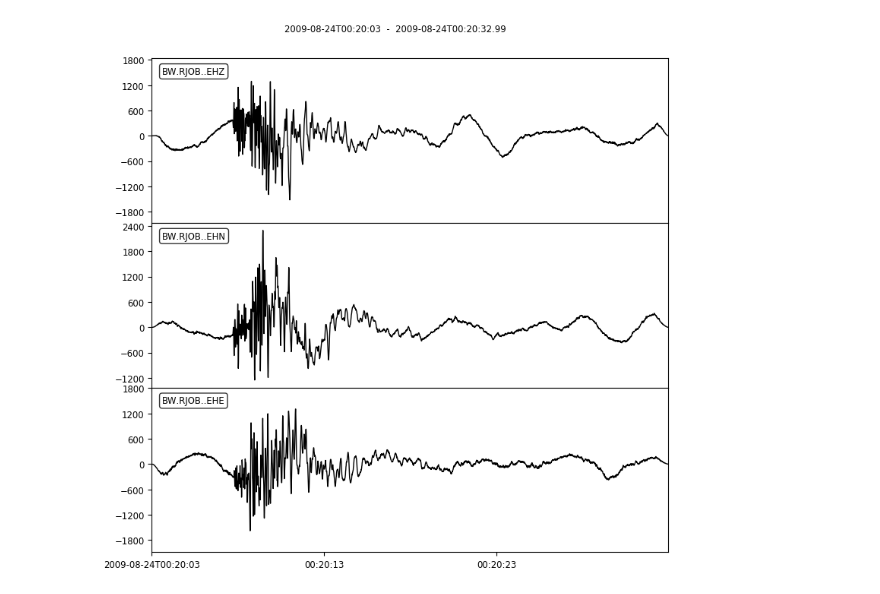
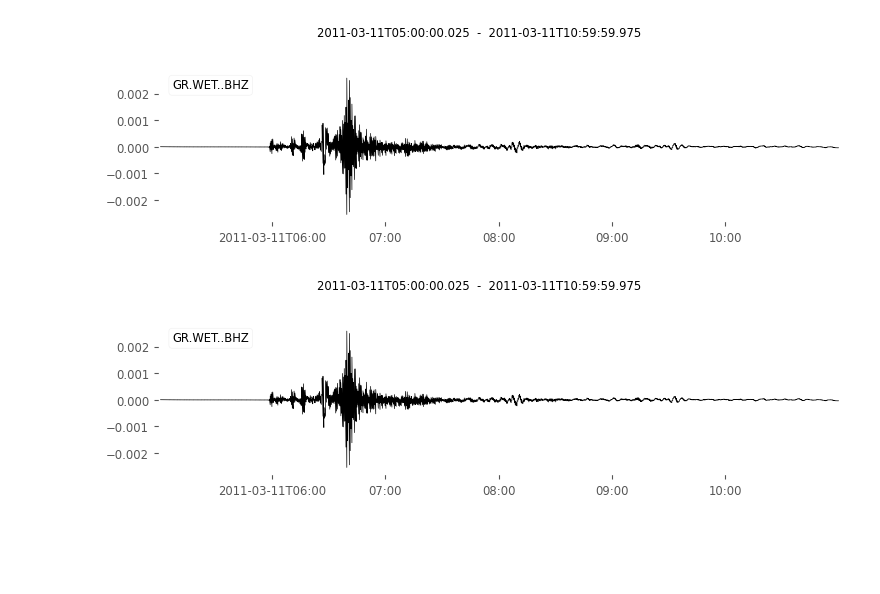
Before and after one commit to jandyr/ProSeisSN, a Jupyter notebook: example.ipynb, the cells around one changed output. Saved outputs shown, nothing was run; the diff lists cells and outputs as text; code cells hidden in the pictures; blank space fills up the shorter version.

```diff
--- a/example.ipynb
+++ b/example.ipynb
@@ -3,4 +1,23 @@ from obspy import read
-# %%
-read().plot();
-# %% [output]
-[figure, removed]
+# %%
+# Cell 0 - Preparation: load packages, set some basic options
+%matplotlib inline
+from obspy import *
+from obspy.clients.fdsn import Client
+import numpy as np
+import matplotlib.pylab as plt
+plt.style.use('ggplot')
+plt.rcParams['figure.figsize'] = 15, 4
+plt.rcParams['lines.linewidth'] = 0.5
+# %%
+# Cell 1: prepare data from Tohoku earthquake.
+client = Client("BGR")
+t1 = UTCDateTime("2011-03-11T05:00:00.000")
+st = client.get_waveforms("GR", "WET", "", "BHZ", t1, t1 + 6 * 60 * 60,
+                          attach_response = True)
+st.remove_response(output="VEL")
+st.detrend('linear')
+st.detrend('demean')
+st.plot()
+# %% [output]
+[figure, added]
+[figure, added]
```
Also changed, not shown: parts of 2 cells of this notebook.
